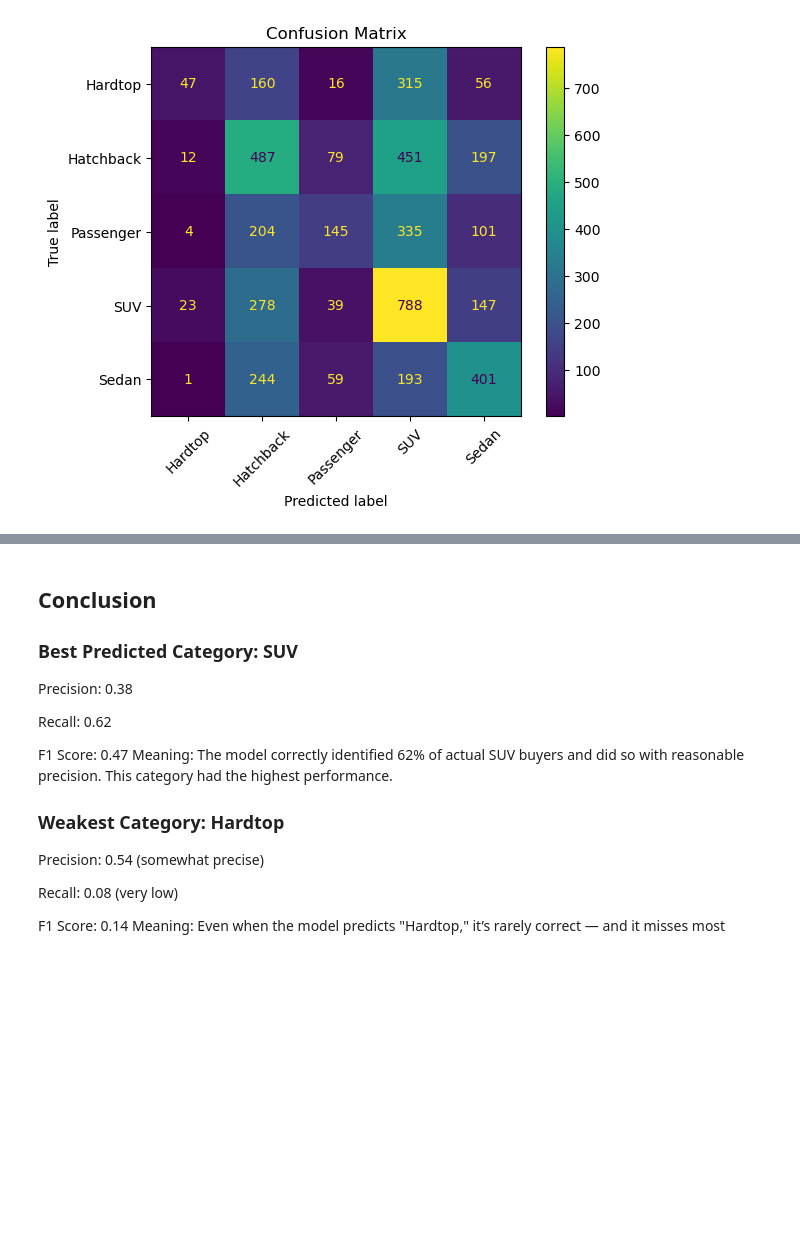
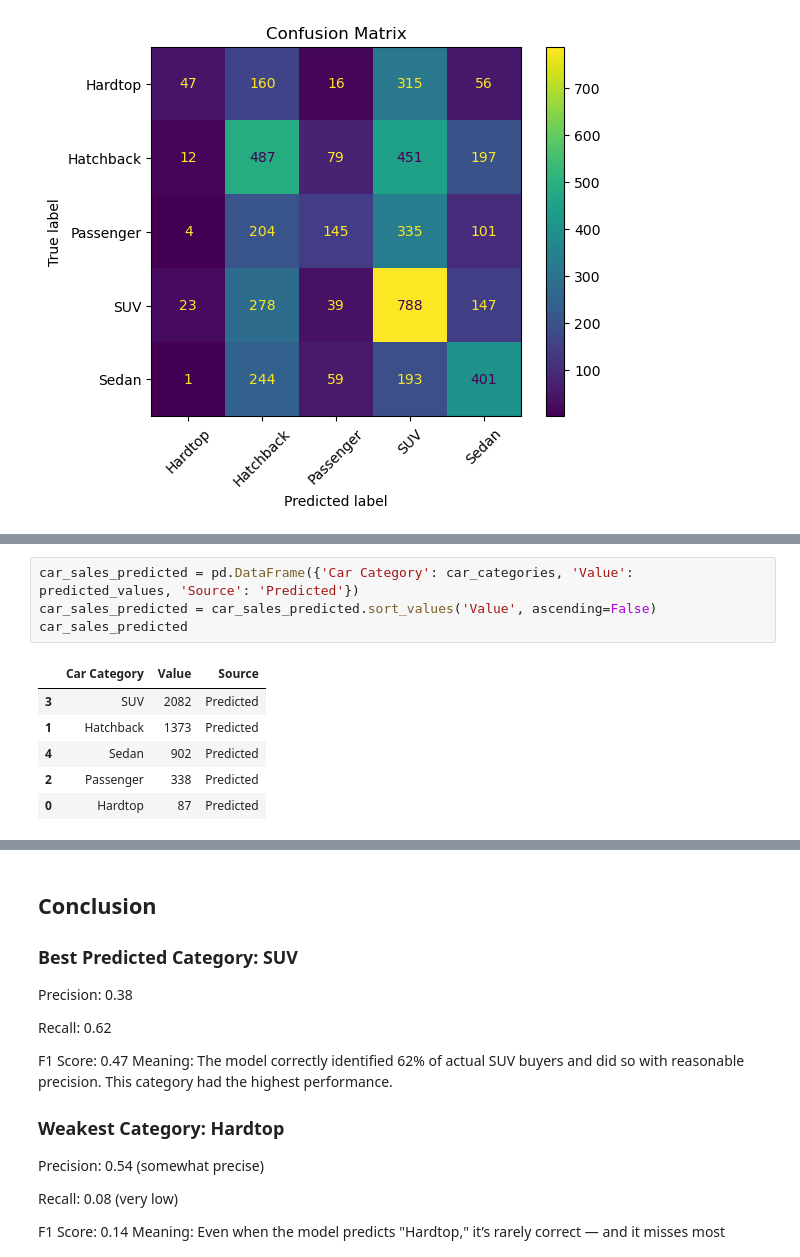
Before and after one commit to syn-namon/Car-Sales-Trend_DS7, a Jupyter notebook: models/Car_Sales_Classification_LinearModel_V1.ipynb, the cells around one changed output, grey strips where cells are left out. Saved outputs shown, nothing was run; the diff lists cells and outputs as text; blank space fills up the shorter version.

```diff
--- a/models/Car_Sales_Classification_LinearModel_V1.ipynb
+++ b/models/Car_Sales_Classification_LinearModel_V1.ipynb
@@ -105,0 +125,11 @@ weighted avg       0.41      0.39      0.36      4782
+# %%
+car_sales_predicted = pd.DataFrame({'Car Category': car_categories, 'Value': predicted_values, 'Source': 'Predicted'})
+car_sales_predicted = car_sales_predicted.sort_values('Value', ascending=False)
+car_sales_predicted
+# %% [output]
+|  | Car Category | Value | Source |
+| 3 | SUV | 2082 | Predicted |
+| 1 | Hatchback | 1373 | Predicted |
+| 4 | Sedan | 902 | Predicted |
+| 2 | Passenger | 338 | Predicted |
+| 0 | Hardtop | 87 | Predicted |
```
Also changed, not shown: parts of 4 cells of this notebook, 4 other files.
